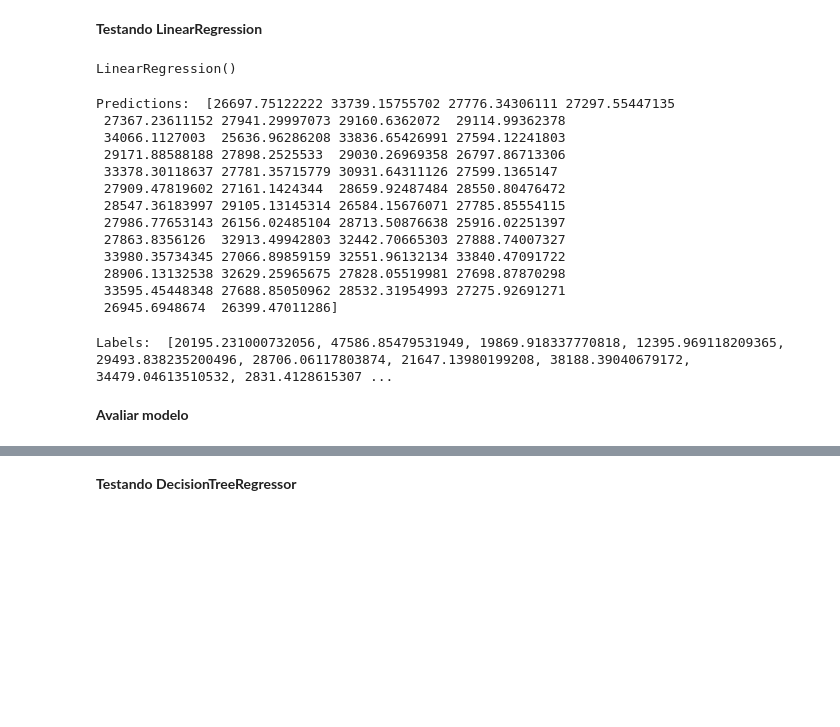
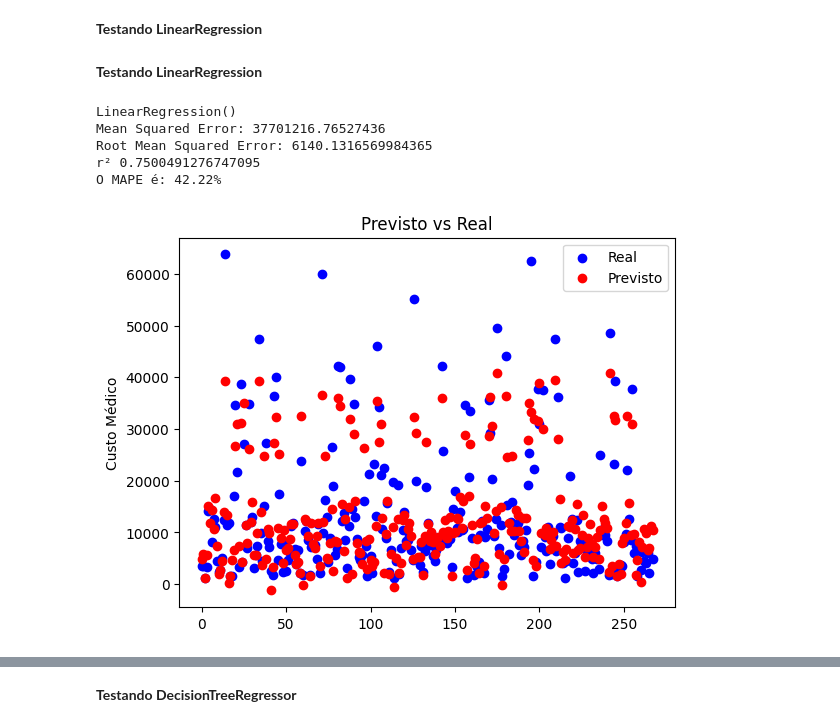
Before and after one commit to leomiyagi/tech-challenge-fase-1, a Jupyter notebook: previsao-custos-medicos.ipynb, the cells around one changed output, grey strips where cells are left out. Saved outputs shown, nothing was run; the diff lists cells and outputs as text; code cells hidden in the pictures; blank space fills up the shorter version.

```diff
--- a/previsao-custos-medicos.ipynb
+++ b/previsao-custos-medicos.ipynb
@@ -151,36 +160,55 @@ custos_medicos_treino = strat_train_set.drop(columns=['encargos'], axis=1)
+# %%
+from sklearn.metrics import mean_squared_error
+from sklearn.metrics import r2_score
+
+def evaluate_model(y_test, predictions):
+    mse = mean_squared_error(y_test, predictions)
+    rmse = np.sqrt(mse)
+    r2 = r2_score(y_test, predictions)
+    errors = np.abs(y_test - predictions)
+    relative_errors = errors / np.abs(y_test)
+    mape = np.mean(relative_errors) * 100
+    print("Mean Squared Error:", mse)
+    print("Root Mean Squared Error:", rmse)
+    print('r²', r2)
+    print(f"O MAPE é: {mape:.2f}%")
+
+     # Visualizando as previsões
+
+    plt.scatter(range(len(y_test)), y_test, color='blue')
+    plt.scatter(range(len(predictions)), predictions, color='red')
+    #plt.show()
+
+    #y_test_array = y_test.to_numpy()
+
+    #plt.plot(y_test_array)
+    #plt.plot(predictions, color='red')
+
+
+
+    plt.ylabel('Custo Médico')
+    plt.title('Previsto vs Real')
+    plt.legend(['Real', 'Previsto'])
+
+
+def run_model(model, X_train, y_train, X_test, y_test):
+    model.fit(X_train, y_train)
+    predictions = model.predict(X_test)
+    print()
+    print(model)
+    evaluate_model(y_test, predictions)
 # %% [markdown]
 **Testando LinearRegression**
+# %% [markdown]
+**Testando LinearRegression**
 # %%
 from sklearn.linear_model import LinearRegression
 
-lin_reg = LinearRegression()
-lin_reg.fit(custos_medicos_treino, custos_medicos_treino_labels)
+run_model(LinearRegression(), X_train, y_train, X_test, y_test)
 # %% [output]
 LinearRegression()
+Mean Squared Error: 37701216.76527436
+Root Mean Squared Error: 6140.1316569984365
+r² 0.7500491276747095
+O MAPE é: 42.22%
+[figure, added]
-# %%
-some_data = custos_medicos_treino.iloc[:50]
-some_labels = custos_medicos_treino_labels.iloc[:50]
-
-predictions = lin_reg.predict(some_data)
-
-print("Predictions: ", predictions)
-# %% [output]
-Predictions:  [26697.75122222 33739.15755702 27776.34306111 27297.55447135
- 27367.23611152 27941.29997073 29160.6362072  29114.99362378
- 34066.1127003  25636.96286208 33836.65426991 27594.12241803
- 29171.88588188 27898.2525533  29030.26969358 26797.86713306
- 33378.30118637 27781.35715779 30931.64311126 27599.1365147
- 27909.47819602 27161.1424344  28659.92487484 28550.80476472
- 28547.36183997 29105.13145314 26584.15676071 27785.85554115
- 27986.77653143 26156.02485104 28713.50876638 25916.02251397
- 27863.8356126  32913.49942803 32442.70665303 27888.74007327
- 33980.35734345 27066.89859159 32551.96132134 33840.47091722
- 28906.13132538 32629.25965675 27828.05519981 27698.87870298
- 33595.45448348 27688.85050962 28532.31954993 27275.92691271
- 26945.6948674  26399.47011286]
-# %%
-print("Labels: ", list(some_labels))
-# %% [output]
-Labels:  [20195.231000732056, 47586.85479531949, 19869.918337770818, 12395.969118209365, 29493.838235200496, 28706.06117803874, 21647.13980199208, 38188.39040679172, 34479.04613510532, 2831.4128615307 ...
-# %% [markdown]
-**Avaliar modelo**
```
Also changed, not shown: parts of 37 cells of this notebook.
